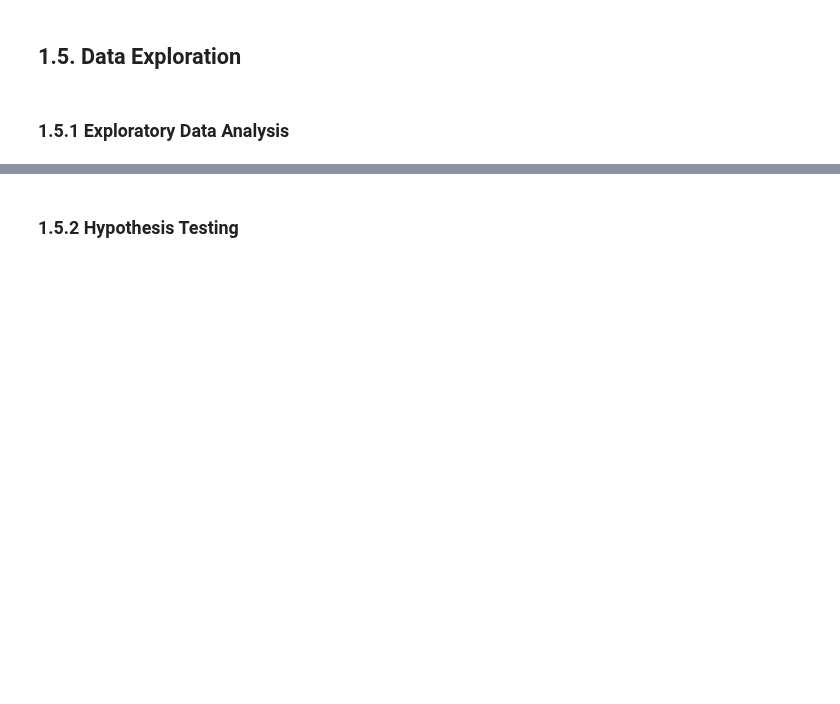
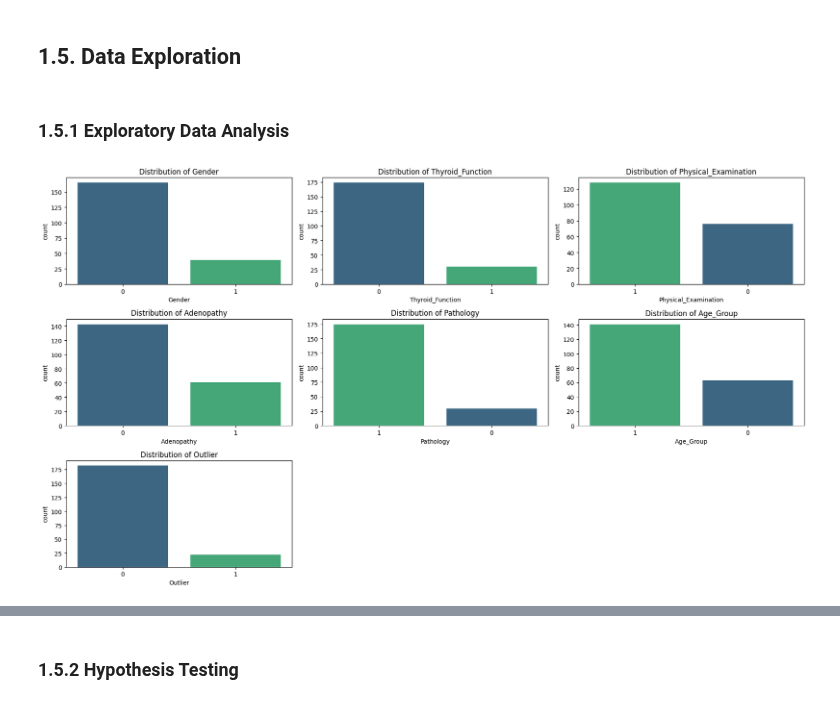
Before and after one commit to JohnPaulinePineda/Portfolio_Project_61, a Jupyter notebook: codes/DetectingAndEvaluatingAnomaliesInCategoricalDataUnderSupervisedAndUnsupervisedSettings.ipynb, the cells around one changed output, grey strips where cells are left out. Saved outputs shown, nothing was run; the diff lists cells and outputs as text; code cells hidden in the pictures; blank space fills up the shorter version.

Commit message:
Formulated the Python Notebook
Updated Data Exploration

```diff
--- a/codes/DetectingAndEvaluatingAnomaliesInCategoricalDataUnderSupervisedAndUnsupervisedSettings.ipynb
+++ b/codes/DetectingAndEvaluatingAnomaliesInCategoricalDataUnderSupervisedAndUnsupervisedSettings.ipynb
@@ -1527,3 +1528,19 @@ y_test.to_csv(os.path.join("..", DATASETS_FINAL_TEST_TARGET_PATH, "y_test.csv"),
 ## 1.5. Data Exploration <a class="anchor" id="1.5"></a>
 # %% [markdown]
 ### 1.5.1 Exploratory Data Analysis <a class="anchor" id="1.5.1"></a>
+# %%
+##################################
+# Creating a function for plotting
+# count distributions for all categorical features
+# to assess class balance and frequency patterns across variables
+##################################
+def plot_category_distribution(df):
+    plt.figure(figsize=(18, 10))
+    for i, col in enumerate(df.columns):
+        if df[col].dtype == 'object' or df[col].dtype.name == 'category':
+            plt.subplot((df.shape[1] // 3 + 1), 3, i + 1)
+            sns.countplot(data=df, x=col, hue=col, order=df[col].value_counts().index, palette="viridis", legend=False)
+            plt.xticks(rotation=0)
+            plt.title(f"Distribution of {col}")
+    plt.tight_layout()
+    plt.show()
@@ -1529,0 +1709,17 @@ y_test.to_csv(os.path.join("..", DATASETS_FINAL_TEST_TARGET_PATH, "y_test.csv"),
+# %%
+##################################
+# Creating a copy of the training data
+# and converting the numeric values
+# to categories for exploratory data analysis
+##################################
+thyroid_cancer_train_EDA = thyroid_cancer_train.copy()
+thyroid_cancer_train_EDA = thyroid_cancer_train_EDA.apply(lambda col: col.astype('category') if set(col.unique()) <= {0, 1} and pd.api.types.is_integer_dtype(col) else col)
+label_col = 'Outlier'
+# %%
+##################################
+# Plotting count distributions for all categorical features
+# to assess class balance and frequency patterns across variables
+##################################
+plot_category_distribution(thyroid_cancer_train_EDA)
+# %% [output]
+[figure, added]
```
Also changed, not shown: parts of 35 cells of this notebook, 1 other file.
